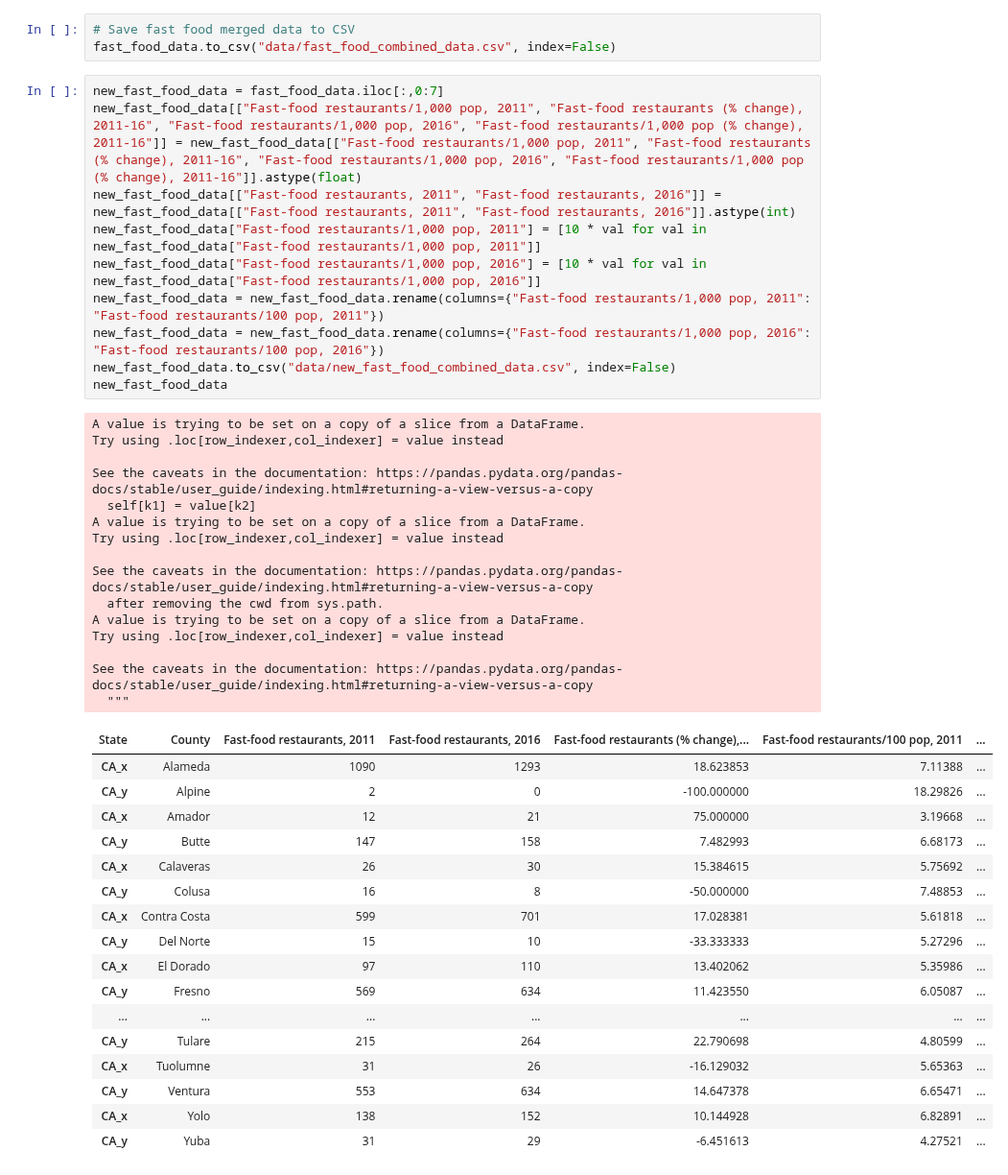
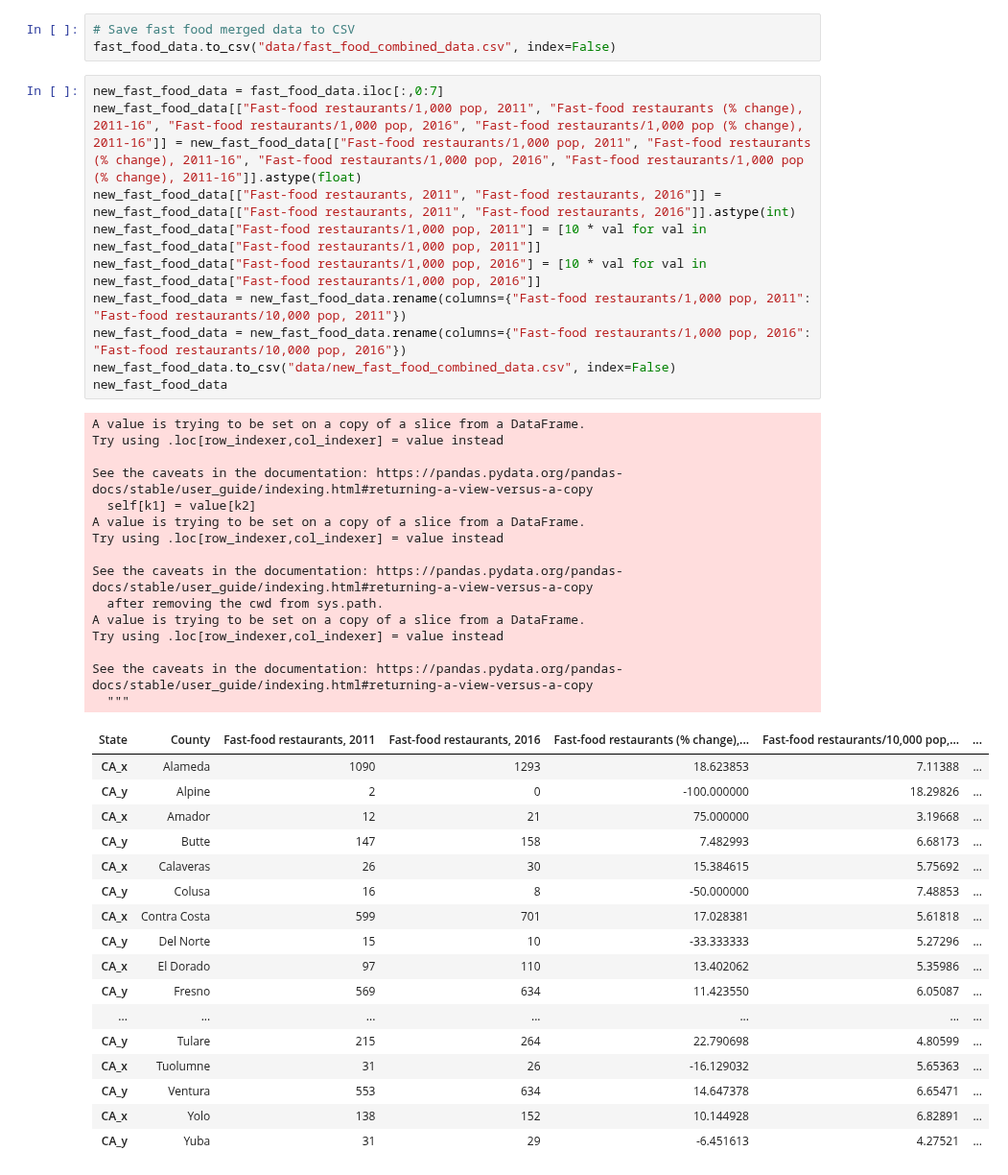
Before and after one commit to improvbutterfly/Fast-Food-Analysis-California, a Jupyter notebook: Analysis/DataCollection.ipynb, the cells around one changed output. Shown at 96% size. Cells and saved outputs as stored; diff of their text form.

```diff
--- a/Analysis/DataCollection.ipynb
+++ b/Analysis/DataCollection.ipynb
@@ -175,30 +175,30 @@ fast_food_data.to_csv("data/fast_food_combined_data.csv", index=False)
 # %%
 new_fast_food_data = fast_food_data.iloc[:,0:7]
 new_fast_food_data[["Fast-food restaurants/1,000 pop, 2011", "Fast-food restaurants (% change), 2011-16", "Fast-food restaurants/1,000 pop, 2016", "Fast-food restaurants/1,000 pop (% change), 2011-16"]] = new_fast_food_data[["Fast-food restaurants/1,000 pop, 2011", "Fast-food restaurants (% change), 2011-16", "Fast-food restaurants/1,000 pop, 2016", "Fast-food restaurants/1,000 pop (% change), 2011-16"]].astype(float)
 new_fast_food_data[["Fast-food restaurants, 2011", "Fast-food restaurants, 2016"]] = new_fast_food_data[["Fast-food restaurants, 2011", "Fast-food restaurants, 2016"]].astype(int)
 new_fast_food_data["Fast-food restaurants/1,000 pop, 2011"] = [10 * val for val in new_fast_food_data["Fast-food restaurants/1,000 pop, 2011"]]
 new_fast_food_data["Fast-food restaurants/1,000 pop, 2016"] = [10 * val for val in new_fast_food_data["Fast-food restaurants/1,000 pop, 2016"]]
-new_fast_food_data = new_fast_food_data.rename(columns={"Fast-food restaurants/1,000 pop, 2011": "Fast-food restaurants/100 pop, 2011"})
-new_fast_food_data = new_fast_food_data.rename(columns={"Fast-food restaurants/1,000 pop, 2016": "Fast-food restaurants/100 pop, 2016"})
+new_fast_food_data = new_fast_food_data.rename(columns={"Fast-food restaurants/1,000 pop, 2011": "Fast-food restaurants/10,000 pop, 2011"})
+new_fast_food_data = new_fast_food_data.rename(columns={"Fast-food restaurants/1,000 pop, 2016": "Fast-food restaurants/10,000 pop, 2016"})
 new_fast_food_data.to_csv("data/new_fast_food_combined_data.csv", index=False)
 new_fast_food_data
 # %% [output]
 A value is trying to be set on a copy of a slice from a DataFrame.
 Try using .loc[row_indexer,col_indexer] = value instead
 
 See the caveats in the documentation: https://pandas.pydata.org/pandas-docs/stable/user_guide/indexing.html#returning-a-view-versus-a-copy
   self[k1] = value[k2]
 A value is trying to be set on a copy of a slice from a DataFrame.
 Try using .loc[row_indexer,col_indexer] = value instead
 
 See the caveats in the documentation: https://pandas.pydata.org/pandas-docs/stable/user_guide/indexing.html#returning-a-view-versus-a-copy
   after removing the cwd from sys.path.
 A value is trying to be set on a copy of a slice from a DataFrame.
 Try using .loc[row_indexer,col_indexer] = value instead
 
 See the caveats in the documentation: https://pandas.pydata.org/pandas-docs/stable/user_guide/indexing.html#returning-a-view-versus-a-copy
   """
-| State | County | Fast-food restaurants, 2011 | Fast-food restaurants, 2016 | Fast-food restaurants (% change),... | Fast-food restaurants/100 pop, 2011 | ... |
+| State | County | Fast-food restaurants, 2011 | Fast-food restaurants, 2016 | Fast-food restaurants (% change),... | Fast-food restaurants/10,000 pop,... | ... |
 | CA_x | Alameda | 1090 | 1293 | 18.623853 | 7.11388 | ... |
 | CA_y | Alpine | 2 | 0 | -100.000000 | 18.29826 | ... |
 | CA_x | Amador | 12 | 21 | 75.000000 | 3.19668 | ... |
```
Also changed, not shown: 9 other files.
